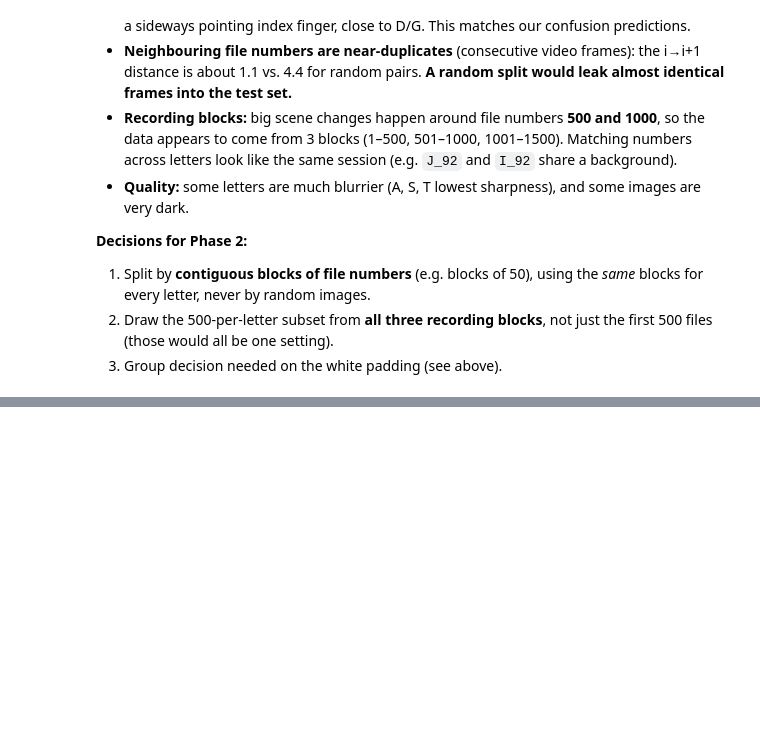
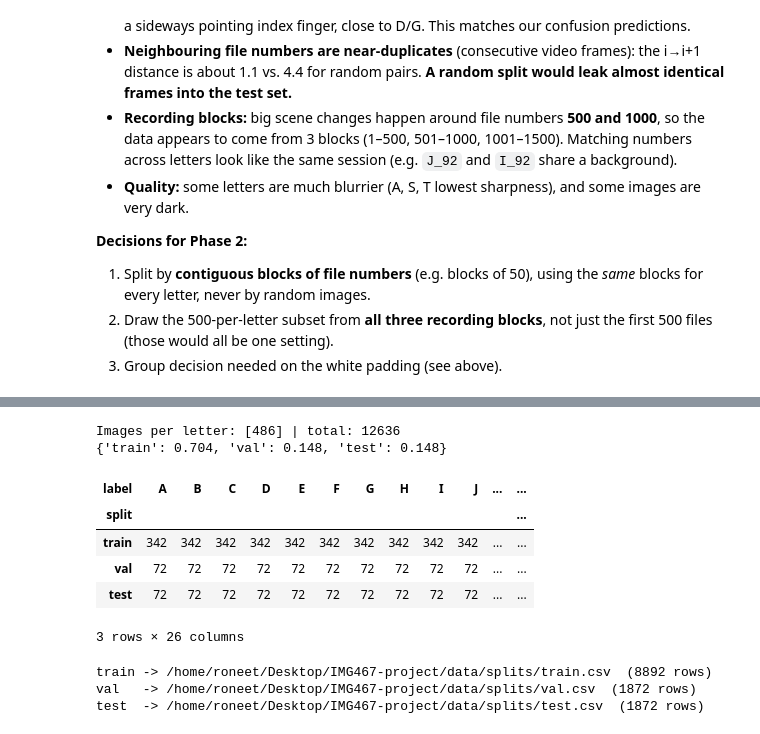
Before and after one commit to aylat7/image-processing-group18, a Jupyter notebook: notebooks/1_prepare_data.ipynb, the cells around one changed output, grey strips where cells are left out. Drawn from its saved outputs; the diff is of its cells as text; code cells hidden in the pictures; blank space fills up the shorter version.

```diff
--- a/notebooks/1_prepare_data.ipynb
+++ b/notebooks/1_prepare_data.ipynb
@@ -218,0 +225,50 @@ CNN tensor shape: (3, 224, 224)
+# %%
+BLOCK_LEN = 500                                   # 3 recording blocks of 500 file numbers
+SEGMENTS = {"train": 340, "val": 70, "test": 70}  # + 2 gaps of 10 = 500
+GAP = 10                                          # frames dropped between segments
+FRAME_STEP = 3                                    # keep every 3rd frame
+ORDER = {0: ["train", "val", "test"],             # segment order inside each block
+         1: ["test", "val", "train"],
+         2: ["train", "val", "test"]}
+assert sum(SEGMENTS.values()) + GAP * (len(SEGMENTS) - 1) == BLOCK_LEN
+
+def assign_split(idx):
+    """File number (1..1500) -> (split or None if in a gap, block, position inside the segment)."""
+    block, pos = (idx - 1) // BLOCK_LEN, (idx - 1) % BLOCK_LEN
+    start = 0
+    for name in ORDER[block]:
+        end = start + SEGMENTS[name]
+        if start <= pos < end:
+            return name, block, pos - start
+        start = end + GAP
+    return None, block, None
+
+letters = df[df.label.isin(common.CLASSES)].copy()
+letters[["split", "block", "seg_pos"]] = [assign_split(i) for i in letters.idx]
+subset = letters[letters.split.notna() & (letters.seg_pos % FRAME_STEP == 0)].copy()
+subset["block"] = subset.block.astype(int)
+
+counts = pd.crosstab(subset.label, subset.split)[["train", "val", "test"]]
+print("Images per letter:", counts.sum(axis=1).unique(), "| total:", len(subset))
+print((counts.sum() / len(subset)).round(3).to_dict())
+counts.T
+# %% [output]
+Images per letter: [486] | total: 12636
+{'train': 0.704, 'val': 0.148, 'test': 0.148}
+| label | A | B | C | D | E | F | G | H | I | J | ... | ... |
+| split |  |  |  |  |  |  |  |  |  |  |  | ... |
+| train | 342 | 342 | 342 | 342 | 342 | 342 | 342 | 342 | 342 | 342 | ... | ... |
+| val | 72 | 72 | 72 | 72 | 72 | 72 | 72 | 72 | 72 | 72 | ... | ... |
+| test | 72 | 72 | 72 | 72 | 72 | 72 | 72 | 72 | 72 | 72 | ... | ... |
+3 rows × 26 columns
+# %%
+# Save the splits: these CSVs are the single source of truth for BOTH models.
+common.SPLITS_DIR.mkdir(parents=True, exist_ok=True)
+for name in ["train", "val", "test"]:
+    out = subset[subset.split == name].sort_values(["label", "idx"])[["path", "label", "block", "idx"]]
+    out.to_csv(common.SPLITS_DIR / f"{name}.csv", index=False)
+    print(f"{name:5s} -> {common.SPLITS_DIR / (name + '.csv')}  ({len(out)} rows)")
+# %% [output]
+train -> /home/roneet/Desktop/IMG467-project/data/splits/train.csv  (8892 rows)
+val   -> /home/roneet/Desktop/IMG467-project/data/splits/val.csv  (1872 rows)
+test  -> /home/roneet/Desktop/IMG467-project/data/splits/test.csv  (1872 rows)
```
Also changed, not shown: parts of 8 cells of this notebook, 6 other files.
